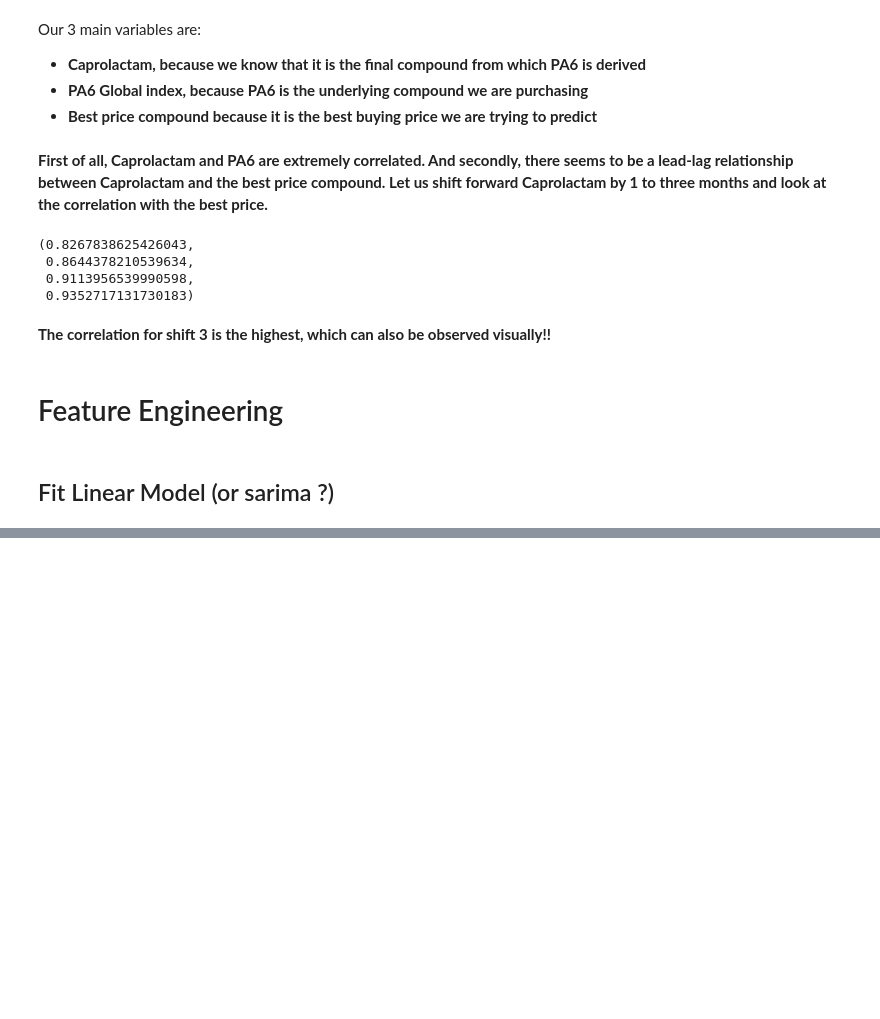
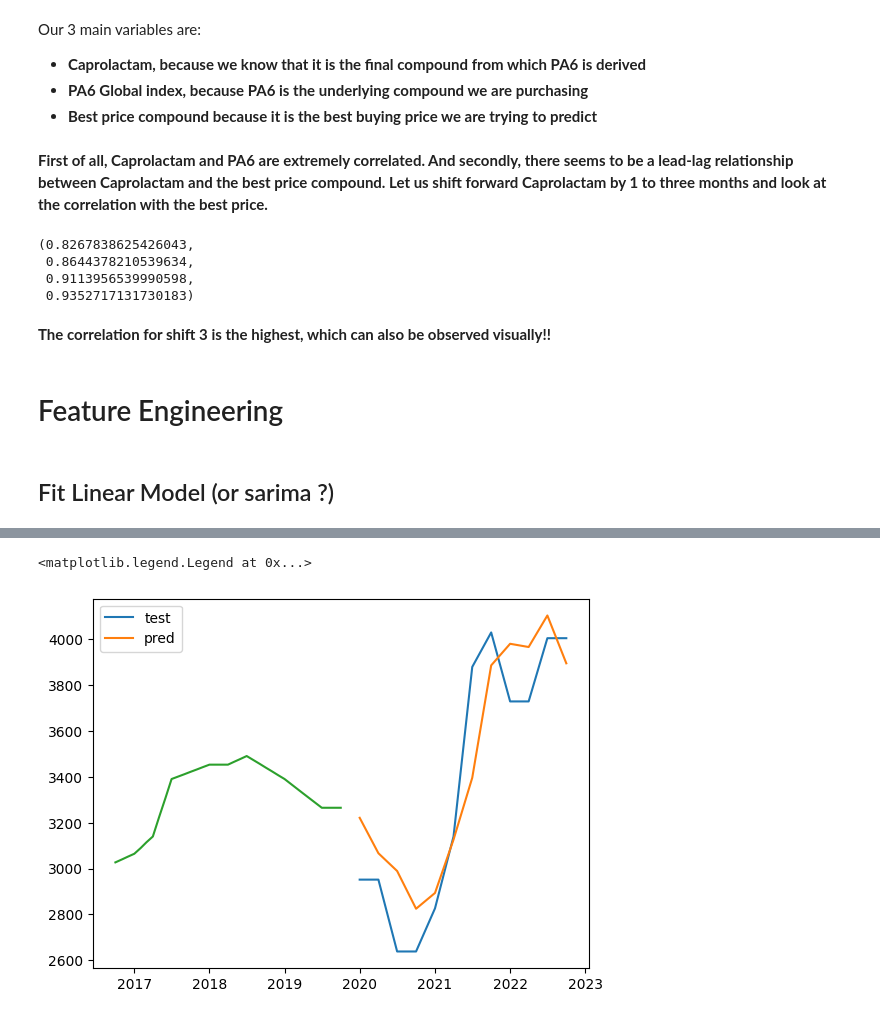
Before and after one commit to mattmrq/SE_project, a Jupyter notebook: Main_Notebook.ipynb, the cells around one changed output, grey strips where cells are left out. Drawn from its saved outputs; the diff is of its cells as text; code cells hidden in the pictures; blank space fills up the shorter version.

```diff
--- a/Main_Notebook.ipynb
+++ b/Main_Notebook.ipynb
@@ -187,7 +187,7 @@ data = pd.concat([data, empty_rows])
 for col in data.columns:
     data[f"{col}_lag1"] = data[col].shift(1)
 
-for col in ["PA6 GLOBAL_ EMEAS _ EUR per TON", "iNATGAS", "Electricty_Price_Germany", "Benzene_price"]:
+for col in ["PA6 GLOBAL_ EMEAS _ EUR per TON", "iNATGAS", "Electricty_Price_Germany", "Benzene_price", "Caprolactam_price"]:
     data[f"{col}_lag2"] = data[col].shift(2)
 
 data['Caprolactam_price_lag_3'] = data['Caprolactam_price'].shift(3)
@@ -206,6 +206,7 @@ model_data = data[
 ]
 
 model_data = model_data.drop([
+    "PA6 GLOBAL_ EMEAS _ EUR per TON",
     "CRUDE_WTI",
     "iNATGAS",
     "Benzene_price",
@@ -217,23 +218,31 @@ model_data = model_data.drop([
     , axis=1
 )
 
+train_test_date = '2020-01-01'
+
 # Remove first data rows, where lag value is NaN
 model_data = model_data.query("index > '2016-09-01'").copy()
-train_data = model_data.query("index < '2022-01-01'")
-test_data = model_data.query("index < '2023-01-01' and index >= '2022-01-01'")
+train_data = model_data.query(f"index < '{train_test_date}'")
+test_data = model_data.query(f"index < '2023-01-01' and index >= '{train_test_date}'")
 submission_data = model_data.query("index >= '2023-01-01'")
 # %%
 from sklearn import linear_model
+import xgboost as xgb
 from sklearn.metrics import mean_absolute_error, mean_absolute_percentage_error
-model_1_month = linear_model.LinearRegression()
+from sklearn.model_selection import TimeSeriesSplit
+
+model_1_month_xgb = xgb.XGBRegressor(objective ='reg:squarederror', random_state=42)
+model_1_month_linear = linear_model.LinearRegression()
+
 X_train = train_data.drop("best_price_compound", axis=1)
-y_train = train_data["best_price_compound"].to_numpy()
+y_train = train_data["best_price_compound"]
 
 X_test = test_data.drop("best_price_compound", axis=1)
-y_test = test_data["best_price_compound"].to_numpy()
+y_test = test_data["best_price_compound"]
 
-model_1_month.fit(X_train, y_train)
-y_pred = model_1_month.predict(X_test)
+model_1_month_linear.fit(X_train, y_train)
+y_pred = model_1_month_linear.predict(X_test)
+y_pred = pd.DataFrame(y_pred, index=y_test.index).rename(columns={0: "pred"})
 print(mean_absolute_error(y_pred, y_test))
 print(mean_absolute_percentage_error(y_pred, y_test))
 # %% [output]
@@ -242,12 +250,0 @@ print(mean_absolute_percentage_error(y_pred, y_test))
-# %%
-model_3_month = linear_model.LinearRegression()
-X_train = train_data["Caprolactam_price_lag_3"]
-y_train = train_data["best_price_compound"].to_numpy()
-
-X_test = test_data["Caprolactam_price_lag_3"]
-y_test = test_data["best_price_compound"].to_numpy()
-
-model_1_month.fit(X_train, y_train)
-y_pred = model_1_month.predict(X_test)
-print(mean_absolute_error(y_pred, y_test))
-print(mean_absolute_percentage_error(y_pred, y_test))
@@ -287,0 +251,8 @@ data
+# %%
+plt.plot(y_test, label="test")
+plt.plot(y_pred, label="pred")
+plt.plot(y_train)
+plt.legend()
+# %% [output]
+<matplotlib.legend.Legend at 0x...>
+[figure, added]
```
Also changed, not shown: parts of 18 cells of this notebook.
